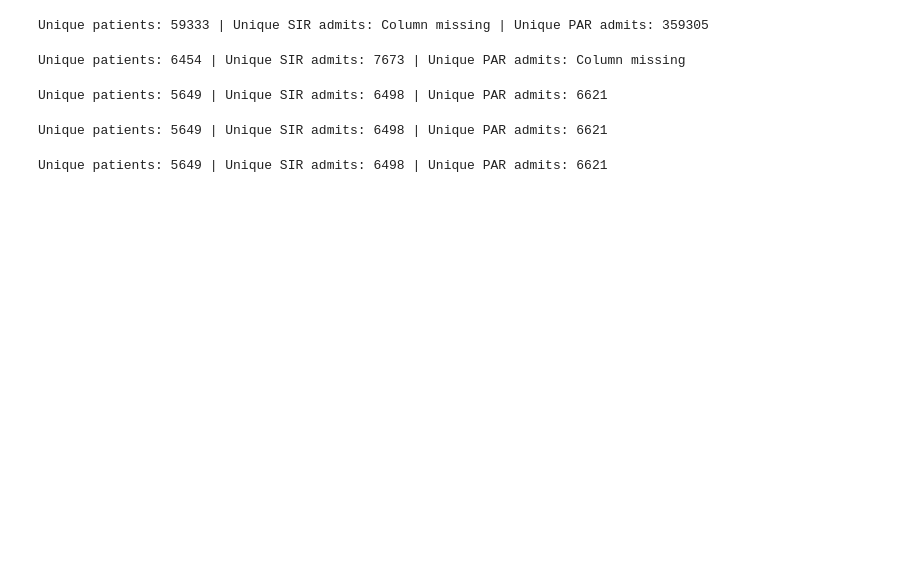
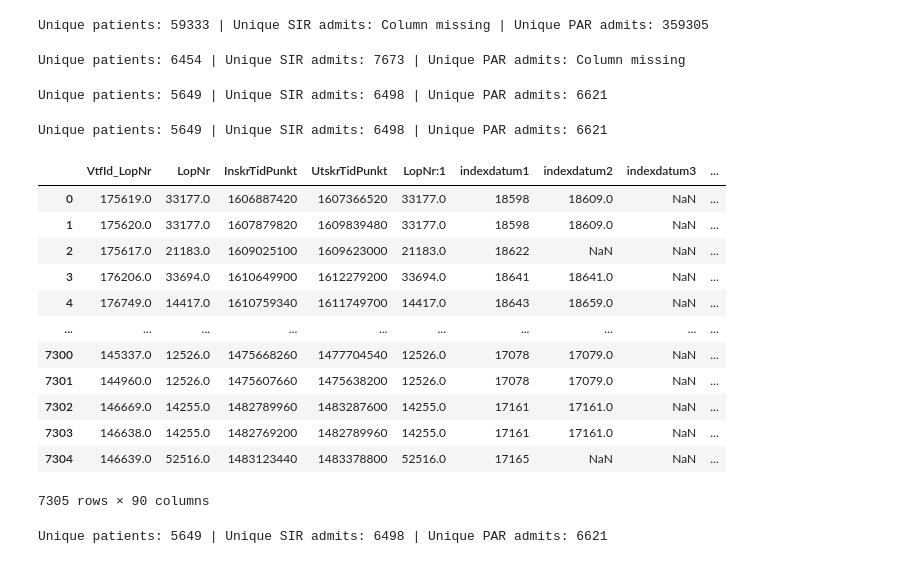
Before and after one commit to johol355/neuro-ascertainment, a Jupyter notebook: candidate-queries/karolinska-nsicu-cohort/karolinska-cohort.ipynb, the cells around one changed output. Cells and saved outputs as stored; diff of their text form; code cells hidden in the pictures; blank space fills up the shorter version.

```diff
--- a/candidate-queries/karolinska-nsicu-cohort/karolinska-cohort.ipynb
+++ b/candidate-queries/karolinska-nsicu-cohort/karolinska-cohort.ipynb
@@ -49,6 +52,22 @@ K_ICU_ADMISSIONS_MATCHED_WITH_PAR_WITH_DX = pd.read_sql(query_K_ICU_ADMISSIONS_M
 count_id(K_ICU_ADMISSIONS_MATCHED_WITH_PAR_WITH_DX)
 # %% [output]
 Unique patients: 5649 | Unique SIR admits: 6498 | Unique PAR admits: 6621
+# %%
+K_ICU_ADMISSIONS_MATCHED_WITH_PAR_WITH_DX
+# %% [output]
+|  | VtfId_LopNr | LopNr | InskrTidPunkt | UtskrTidPunkt | LopNr:1 | indexdatum1 | indexdatum2 | indexdatum3 | ... |
+| 0 | 175619.0 | 33177.0 | 1606887420 | 1607366520 | 33177.0 | 18598 | 18609.0 | NaN | ... |
+| 1 | 175620.0 | 33177.0 | 1607879820 | 1609839480 | 33177.0 | 18598 | 18609.0 | NaN | ... |
+| 2 | 175617.0 | 21183.0 | 1609025100 | 1609623000 | 21183.0 | 18622 | NaN | NaN | ... |
+| 3 | 176206.0 | 33694.0 | 1610649900 | 1612279200 | 33694.0 | 18641 | 18641.0 | NaN | ... |
+| 4 | 176749.0 | 14417.0 | 1610759340 | 1611749700 | 14417.0 | 18643 | 18659.0 | NaN | ... |
+| ... | ... | ... | ... | ... | ... | ... | ... | ... | ... |
+| 7300 | 145337.0 | 12526.0 | 1475668260 | 1477704540 | 12526.0 | 17078 | 17079.0 | NaN | ... |
+| 7301 | 144960.0 | 12526.0 | 1475607660 | 1475638200 | 12526.0 | 17078 | 17079.0 | NaN | ... |
+| 7302 | 146669.0 | 14255.0 | 1482789960 | 1483287600 | 14255.0 | 17161 | 17161.0 | NaN | ... |
+| 7303 | 146638.0 | 14255.0 | 1482769200 | 1482789960 | 14255.0 | 17161 | 17161.0 | NaN | ... |
+| 7304 | 146639.0 | 52516.0 | 1483123440 | 1483378800 | 52516.0 | 17165 | NaN | NaN | ... |
+7305 rows × 90 columns
 # %%
 query_DESCRIPTIVE = query + "SELECT * FROM DESCRIPTIVE "
 DESCRIPTIVE  = pd.read_sql(query_DESCRIPTIVE, engine)
```
Also changed, not shown: parts of 9 cells of this notebook, 1 other file.
